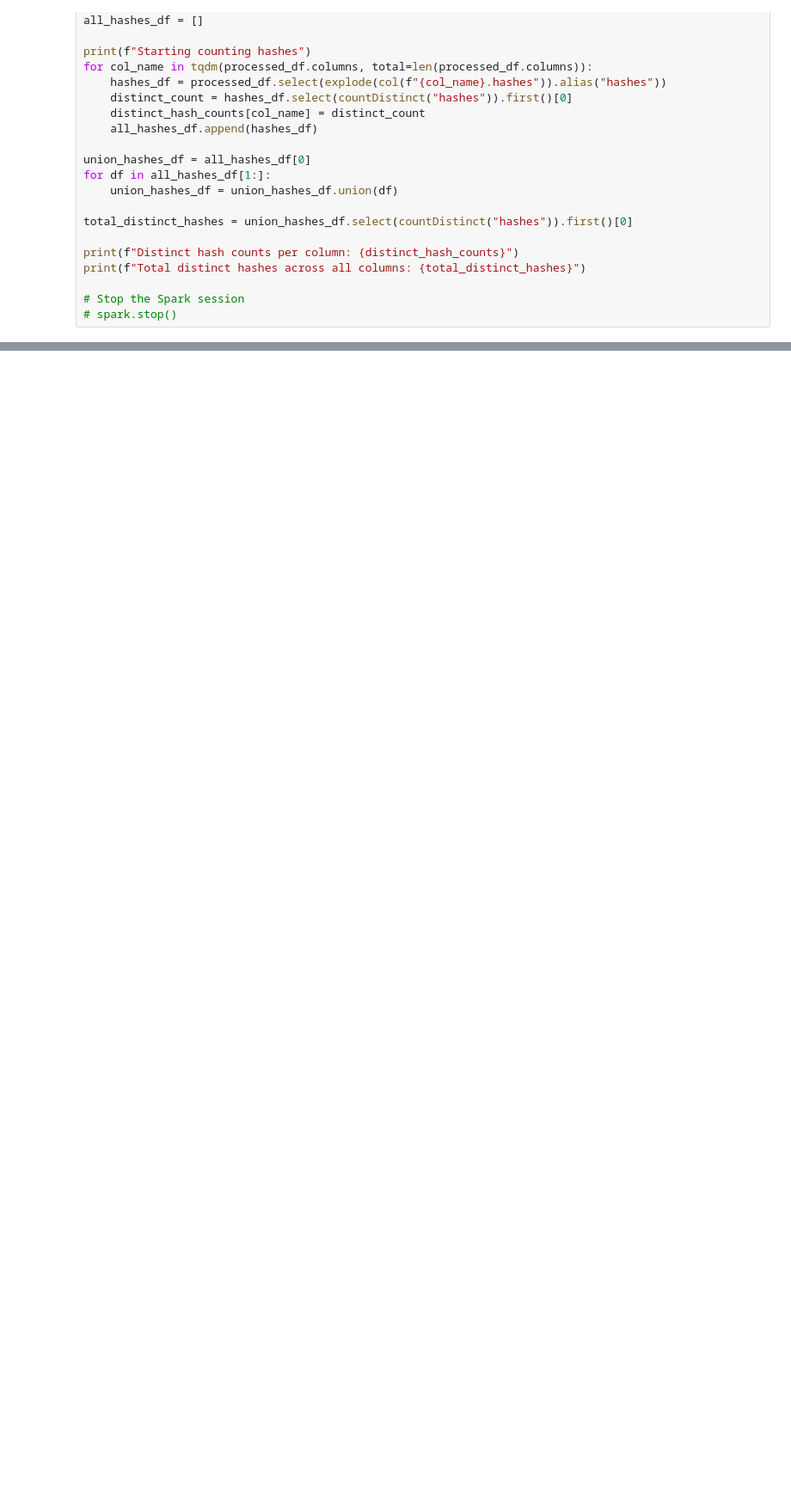
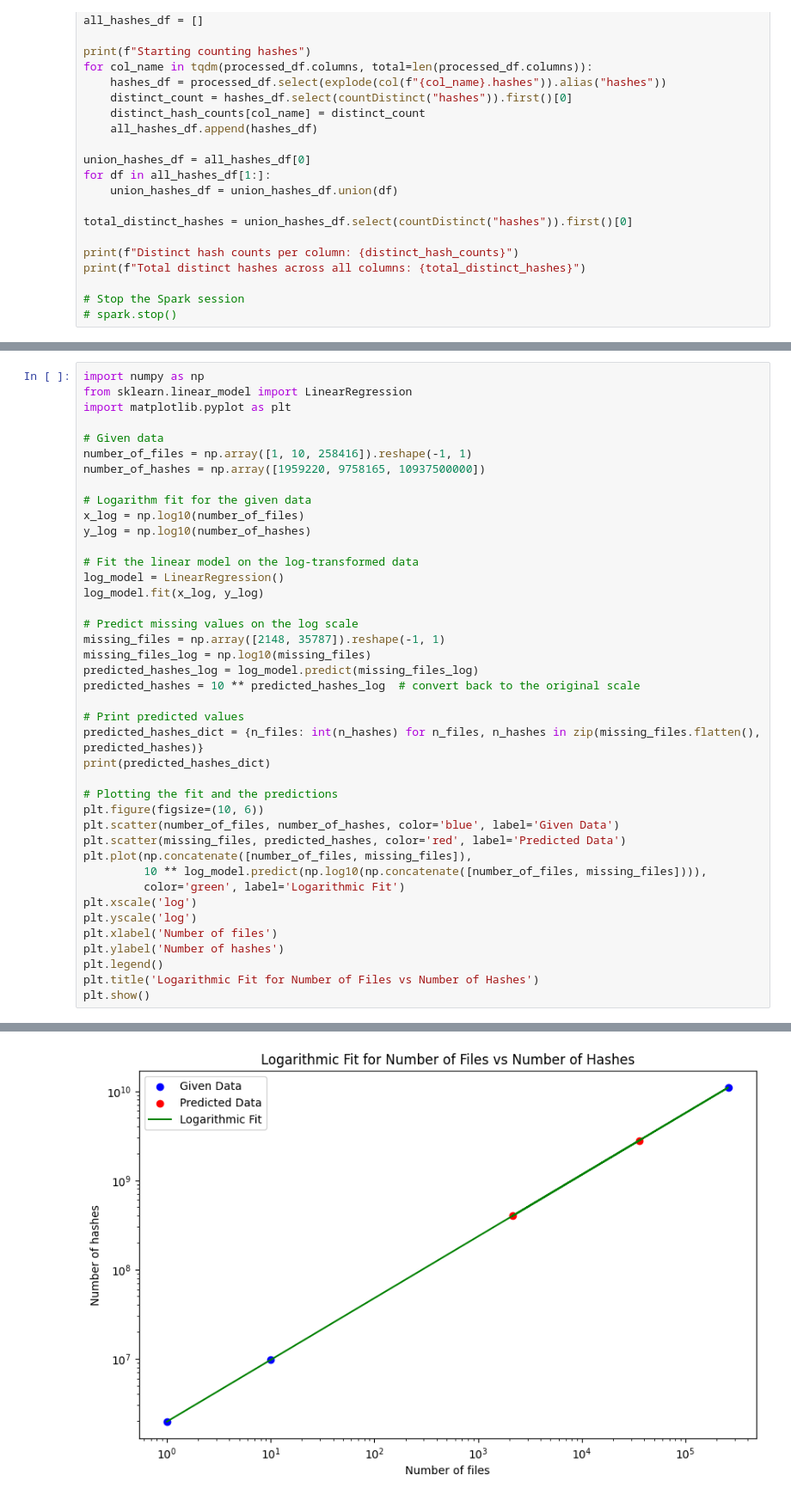
Before and after one commit to Chevolier/MetaSpore, a Jupyter notebook: tutorials/data_analyze.ipynb, the cells around one changed output, grey strips where cells are left out. Shown at 86% size. Cells and saved outputs as stored; diff of their text form; blank space fills up the shorter version.

Commit message:
add data approximation

```diff
--- a/tutorials/data_analyze.ipynb
+++ b/tutorials/data_analyze.ipynb
@@ -315,0 +318,42 @@ print(f"Total distinct hashes across all columns: {total_distinct_hashes}")
+# %%
+import numpy as np
+from sklearn.linear_model import LinearRegression
+import matplotlib.pyplot as plt
+
+# Given data
+number_of_files = np.array([1, 10, 258416]).reshape(-1, 1)
+number_of_hashes = np.array([1959220, 9758165, 10937500000])
+
+# Logarithm fit for the given data
+x_log = np.log10(number_of_files)
+y_log = np.log10(number_of_hashes)
+
+# Fit the linear model on the log-transformed data
+log_model = LinearRegression()
+log_model.fit(x_log, y_log)
+
+# Predict missing values on the log scale
+missing_files = np.array([2148, 35787]).reshape(-1, 1)
+missing_files_log = np.log10(missing_files)
+predicted_hashes_log = log_model.predict(missing_files_log)
+predicted_hashes = 10 ** predicted_hashes_log  # convert back to the original scale
+
+# Print predicted values
+predicted_hashes_dict = {n_files: int(n_hashes) for n_files, n_hashes in zip(missing_files.flatten(), predicted_hashes)}
+print(predicted_hashes_dict)
+
+# Plotting the fit and the predictions
+plt.figure(figsize=(10, 6))
+plt.scatter(number_of_files, number_of_hashes, color='blue', label='Given Data')
+plt.scatter(missing_files, predicted_hashes, color='red', label='Predicted Data')
+plt.plot(np.concatenate([number_of_files, missing_files]),
+         10 ** log_model.predict(np.log10(np.concatenate([number_of_files, missing_files]))),
+         color='green', label='Logarithmic Fit')
+plt.xscale('log')
+plt.yscale('log')
+plt.xlabel('Number of files')
+plt.ylabel('Number of hashes')
+plt.legend()
+plt.title('Logarithmic Fit for Number of Files vs Number of Hashes')
+plt.show()
+# %% [output]
@@ -315,0 +361 @@ print(f"Total distinct hashes across all columns: {total_distinct_hashes}")
+[figure, added]
```
Also changed, not shown: parts of 9 cells of this notebook, 1 other file.
